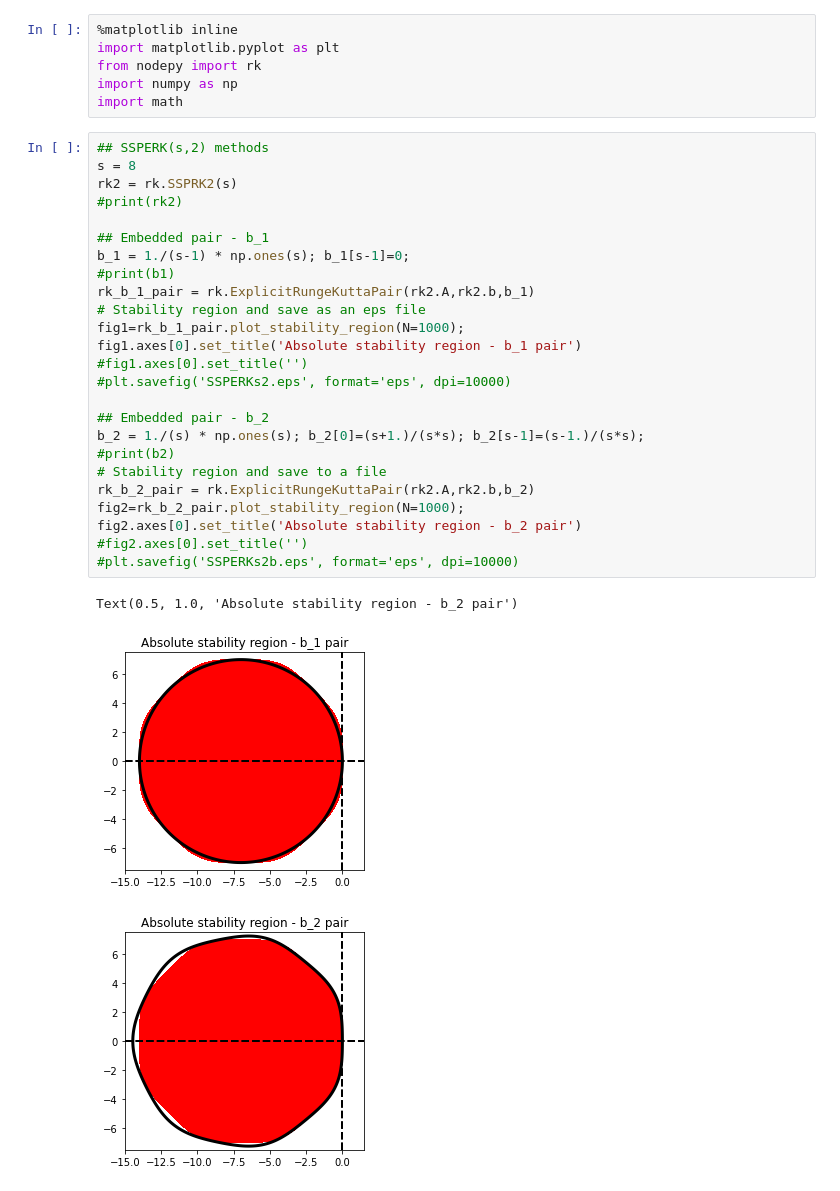
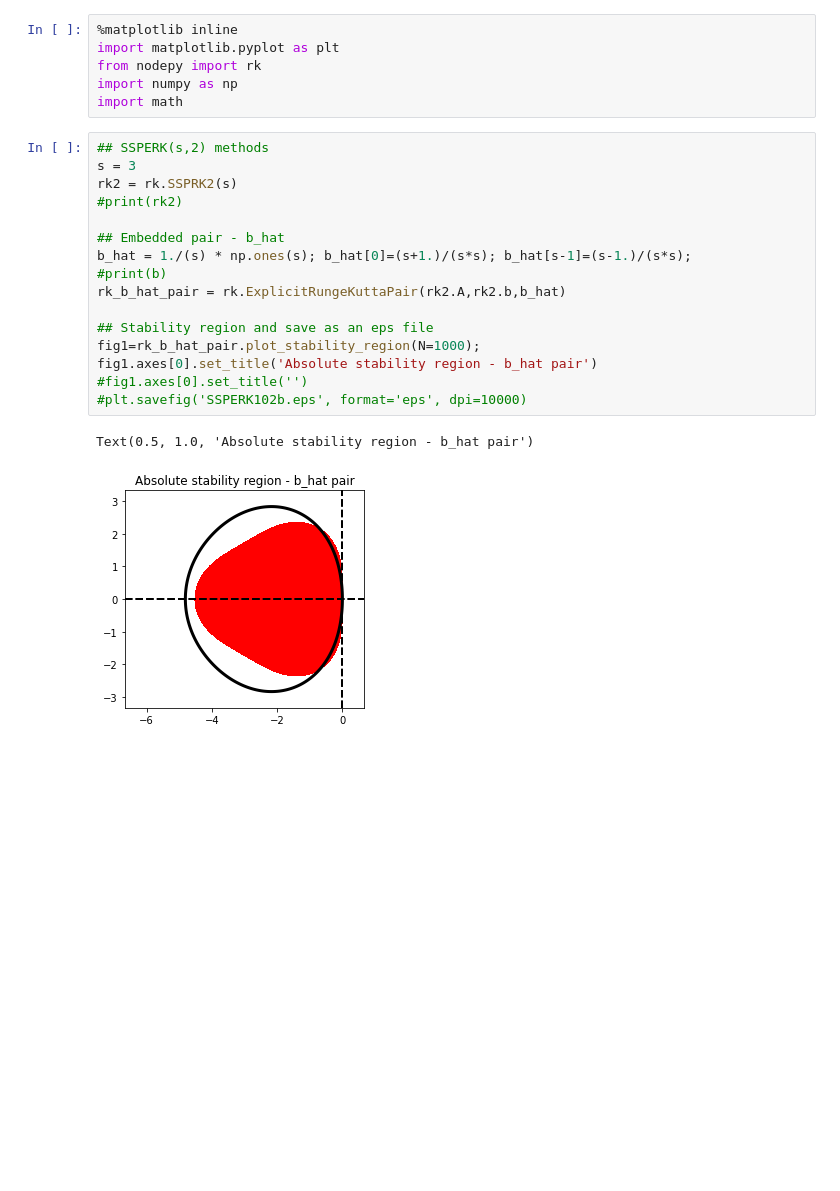
Before and after one commit to feipaat/Embedded-pairs-for-optimal-SSPERK, a Jupyter notebook: jupyter_notebooks/EmbdSSPERK(s,2).ipynb, the cells around one changed output. Saved outputs shown, nothing was run; the diff lists cells and outputs as text; blank space fills up the shorter version.

```diff
--- a/jupyter_notebooks/EmbdSSPERK(s,2).ipynb
+++ b/jupyter_notebooks/EmbdSSPERK(s,2).ipynb
@@ -14,33 +16,23 @@ import numpy as np
 import math
 # %%
 ## SSPERK(s,2) methods
-s = 8
+s = 3
 rk2 = rk.SSPRK2(s)
 #print(rk2)
 
-## Embedded pair - b_1
-b_1 = 1./(s-1) * np.ones(s); b_1[s-1]=0;
-#print(b1)
-rk_b_1_pair = rk.ExplicitRungeKuttaPair(rk2.A,rk2.b,b_1)
-# Stability region and save as an eps file
-fig1=rk_b_1_pair.plot_stability_region(N=1000);
-fig1.axes[0].set_title('Absolute stability region - b_1 pair')
+## Embedded pair - b_hat
+b_hat = 1./(s) * np.ones(s); b_hat[0]=(s+1.)/(s*s); b_hat[s-1]=(s-1.)/(s*s);
+#print(b)
+rk_b_hat_pair = rk.ExplicitRungeKuttaPair(rk2.A,rk2.b,b_hat)
+
+## Stability region and save as an eps file
+fig1=rk_b_hat_pair.plot_stability_region(N=1000);
+fig1.axes[0].set_title('Absolute stability region - b_hat pair')
 #fig1.axes[0].set_title('')
-#plt.savefig('SSPERKs2.eps', format='eps', dpi=10000)
-
-## Embedded pair - b_2
-b_2 = 1./(s) * np.ones(s); b_2[0]=(s+1.)/(s*s); b_2[s-1]=(s-1.)/(s*s);
-#print(b2)
-# Stability region and save to a file
-rk_b_2_pair = rk.ExplicitRungeKuttaPair(rk2.A,rk2.b,b_2)
-fig2=rk_b_2_pair.plot_stability_region(N=1000);
-fig2.axes[0].set_title('Absolute stability region - b_2 pair')
-#fig2.axes[0].set_title('')
-#plt.savefig('SSPERKs2b.eps', format='eps', dpi=10000)
+#plt.savefig('SSPERK102b.eps', format='eps', dpi=10000)
 # %% [output]
-Text(0.5, 1.0, 'Absolute stability region - b_2 pair')
+Text(0.5, 1.0, 'Absolute stability region - b_hat pair')
-[figure, old version]
+[figure, new version]
-[figure, removed]
 # %%
 ## Real stability interval, Imaginary stability interval, Circle contractivity radius
 print('The SSPERK(s,2) method - stability radius values')
```
Also changed, not shown: parts of 12 cells of this notebook, 3 other files.
